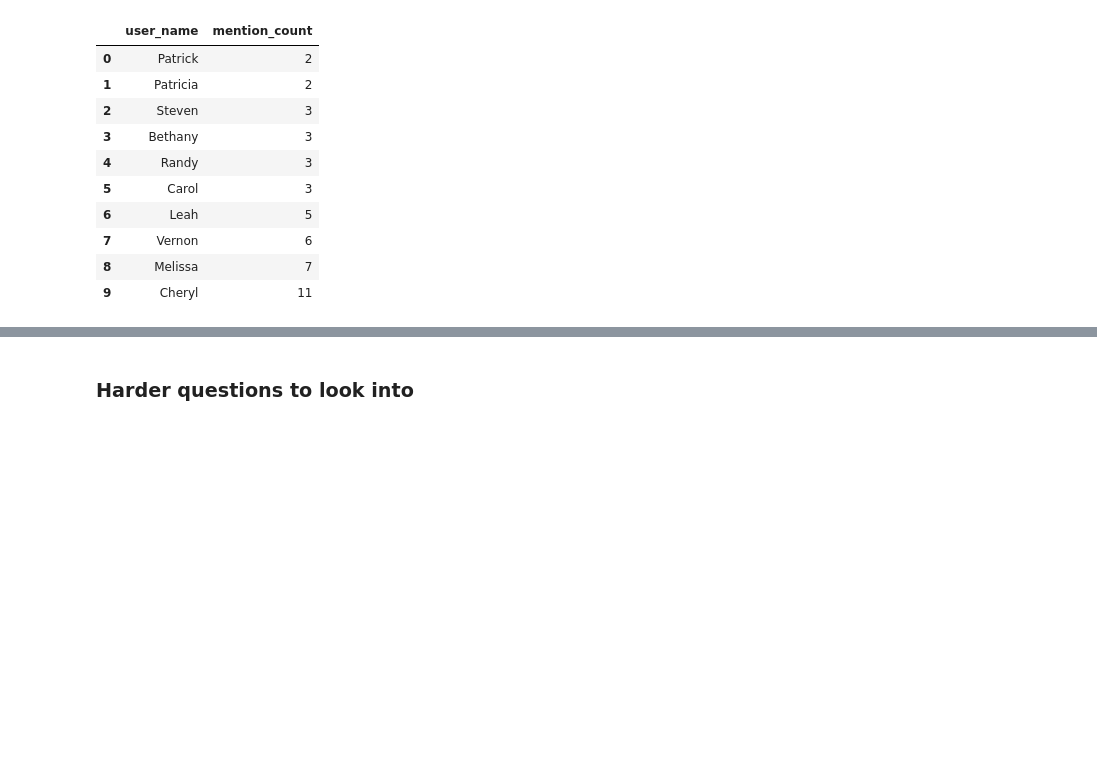
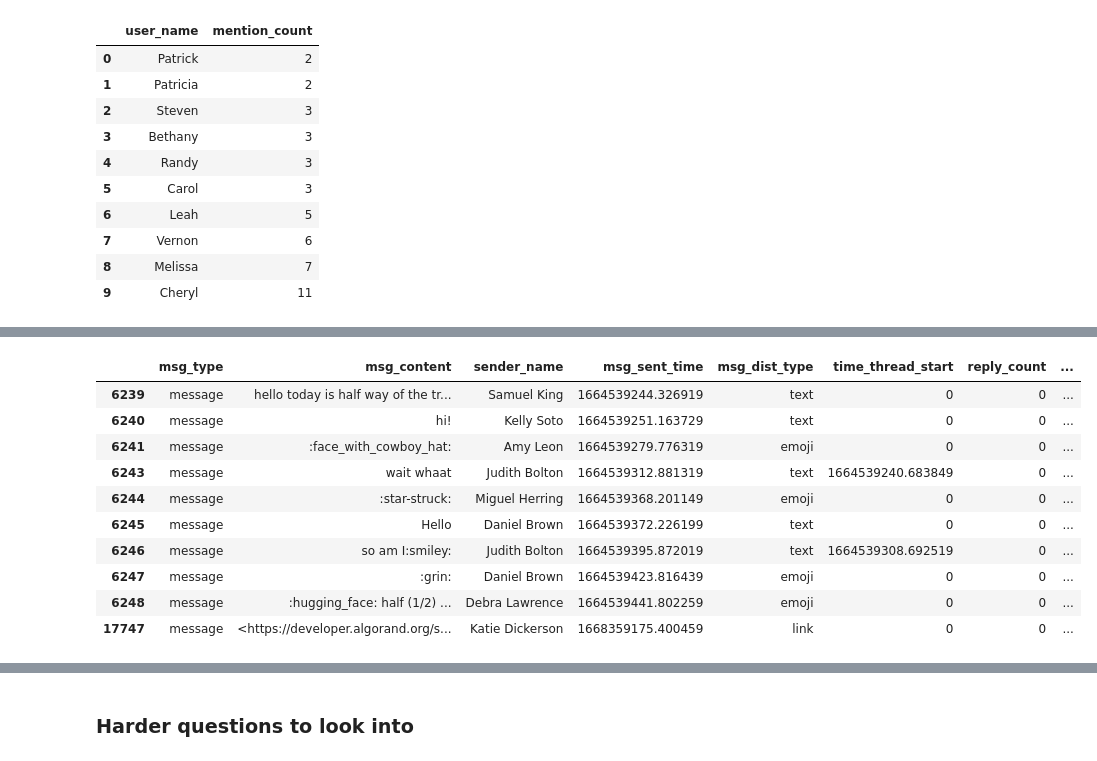
Before and after one commit to Misganaw-Berihun/network_analysis, a Jupyter notebook: notebooks/parse_slack_data.ipynb, the cells around one changed output, grey strips where cells are left out. Cells and saved outputs as stored; diff of their text form; code cells hidden in the pictures; blank space fills up the shorter version.

```diff
--- a/notebooks/parse_slack_data.ipynb
+++ b/notebooks/parse_slack_data.ipynb
@@ -570,0 +678,15 @@ users_with_lowest_mentions(mentioned_users_df)
+# %%
+#messages with low replies
+messages.tail(10)
+# %% [output]
+|  | msg_type | msg_content | sender_name | msg_sent_time | msg_dist_type | time_thread_start | reply_count | ... |
+| 6239 | message | hello today is half way of the tr... | Samuel King | 1664539244.326919 | text | 0 | 0 | ... |
+| 6240 | message | hi! | Kelly Soto | 1664539251.163729 | text | 0 | 0 | ... |
+| 6241 | message | :face_with_cowboy_hat: | Amy Leon | 1664539279.776319 | emoji | 0 | 0 | ... |
+| 6243 | message | wait whaat | Judith Bolton | 1664539312.881319 | text | 1664539240.683849 | 0 | ... |
+| 6244 | message | :star-struck: | Miguel Herring | 1664539368.201149 | emoji | 0 | 0 | ... |
+| 6245 | message | Hello | Daniel Brown | 1664539372.226199 | text | 0 | 0 | ... |
+| 6246 | message | so am I:smiley: | Judith Bolton | 1664539395.872019 | text | 1664539308.692519 | 0 | ... |
+| 6247 | message | :grin: | Daniel Brown | 1664539423.816439 | emoji | 0 | 0 | ... |
+| 6248 | message | :hugging_face: half (1/2) ... | Debra Lawrence | 1664539441.802259 | emoji | 0 | 0 | ... |
+| 17747 | message | <https://developer.algorand.org/s... | Katie Dickerson | 1668359175.400459 | link | 0 | 0 | ... |
```
Also changed, not shown: parts of 17 cells of this notebook.
